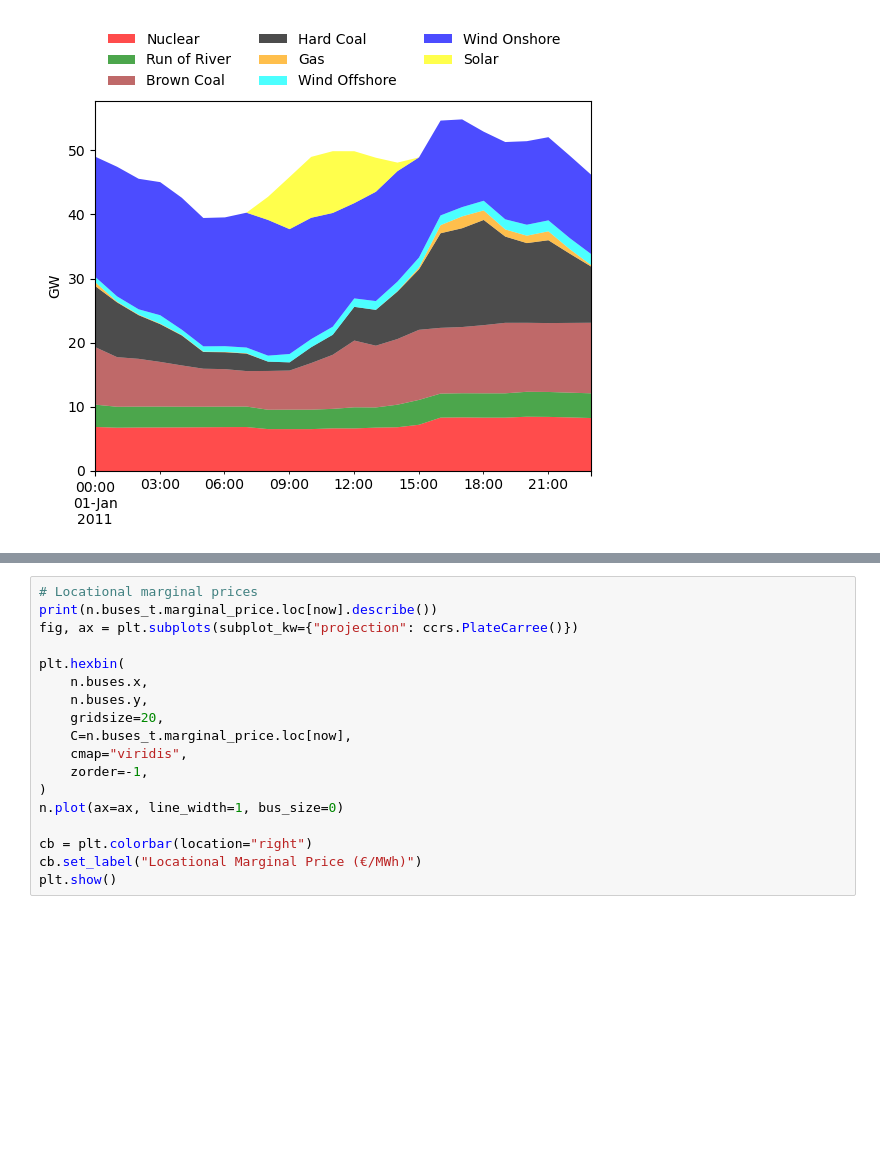
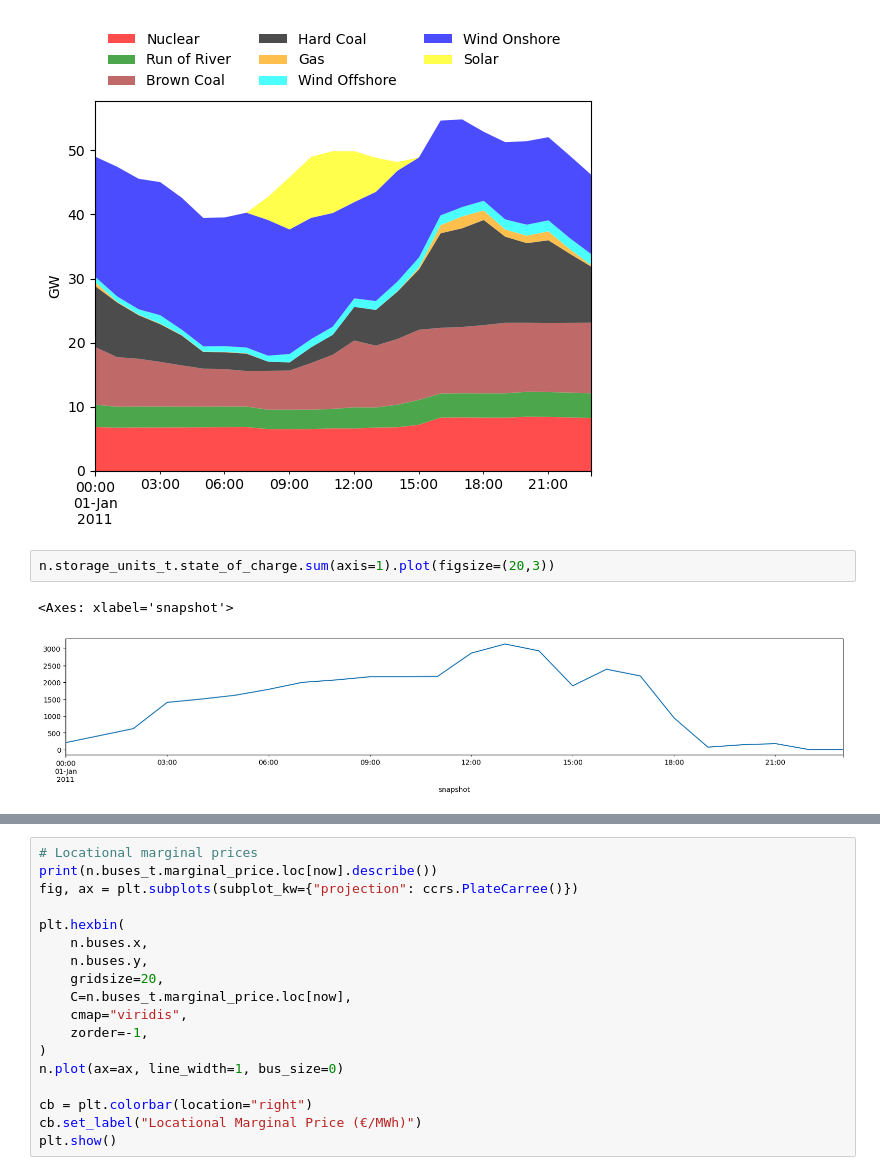
Before and after one commit to grojo01/Store2Hydro, a Jupyter notebook: code/Tut-Example_LOPF-PF_SciGRIDNetwork.ipynb, the cells around one changed output, grey strips where cells are left out. Cells and saved outputs as stored; diff of their text form; blank space fills up the shorter version.

```diff
--- a/code/Tut-Example_LOPF-PF_SciGRIDNetwork.ipynb
+++ b/code/Tut-Example_LOPF-PF_SciGRIDNetwork.ipynb
@@ -162,6 +166,11 @@ Index(['Brown Coal', 'Gas', 'Hard Coal', 'Nuclear', 'Run of River', 'Solar',
       dtype='object', name='carrier')
 Text(0.5, 0, '')
 [figure]
+# %%
+n.storage_units_t.state_of_charge.sum(axis=1).plot(figsize=(20,3))
+# %% [output]
+<Axes: xlabel='snapshot'>
+[figure, added]
 # %%
 # plot storage time series
 fig, ax = plt.subplots()
```
Also changed, not shown: parts of 5 cells of this notebook, 1 other file.
